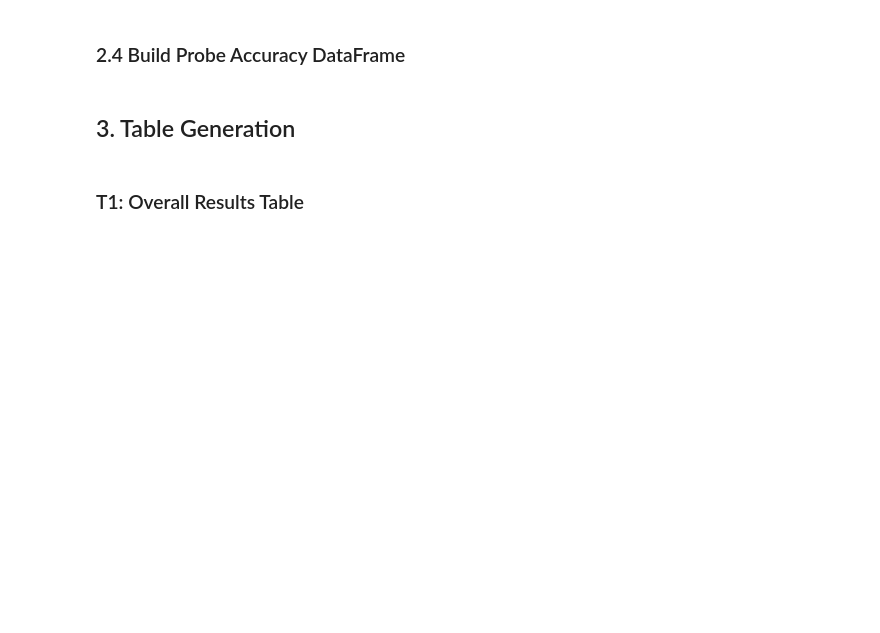
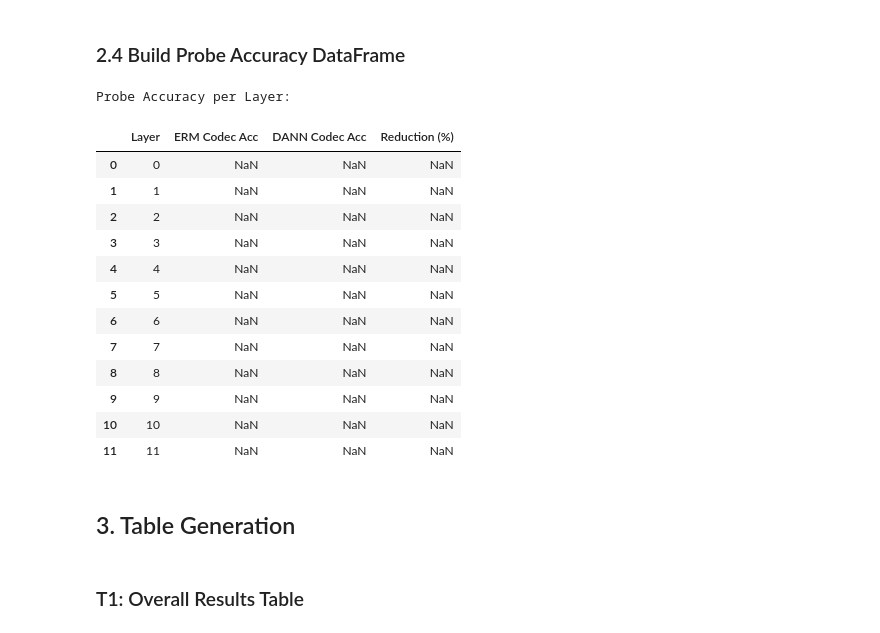
Before and after one commit to Jmqcooper1/asvspoof5-domain-invariant-cm, a Jupyter notebook: notebooks/thesis_results.ipynb, the cells around one changed output. Cells and saved outputs as stored; diff of their text form; code cells hidden in the pictures; blank space fills up the shorter version.

```diff
--- a/notebooks/thesis_results.ipynb
+++ b/notebooks/thesis_results.ipynb
@@ -545,46 +715,72 @@ def build_probe_accuracy_df() -> pd.DataFrame:
     Build DataFrame with probe accuracy per layer.
     Uses first available probe run with data.
     """
+    def to_optional_float(value: Any) -> Optional[float]:
+        if value is None:
+            return None
+        try:
+            numeric_value = float(value)
+        except (TypeError, ValueError):
+            return None
+        return numeric_value if pd.notna(numeric_value) else None
+
     # Find probe data
     probe_data = None
     for name, acc in probe_accuracy.items():
-        if acc['erm'].get(0) is not None:
+        erm_layer0_accuracy = to_optional_float(acc['erm'].get(0))
+        dann_layer0_accuracy = to_optional_float(acc['dann'].get(0))
+        if erm_layer0_accuracy is not None or dann_layer0_accuracy is not None:
             probe_data = acc
             break
 
     if probe_data is None:
         # Use hardcoded values from plan if wandb data unavailable
         probe_data = {
             'erm': {0: 0.7810, 1: 0.7642, 2: 0.7462, 3: 0.6712, 4: 0.5790,
                     5: 0.4652, 6: 0.3790, 7: 0.3188, 8: 0.3034, 9: 0.3066,
                     10: 0.3262, 11: 0.3304},
             'dann': {0: 0.7554, 1: 0.7430, 2: 0.6994, 3: 0.6008, 4: 0.5074,
                      5: 0.4322, 6: 0.3666, 7: 0.3264, 8: 0.3096, 9: 0.3096,
                      10: 0.3288, 11: 0.3304},
         }
         print("Using hardcoded probe data from plan (wandb data not available)")
 
     rows = []
     for layer in range(12):
-        erm_acc = probe_data['erm'].get(layer)
-        dann_acc = probe_data['dann'].get(layer)
+        erm_acc = to_optional_float(probe_data['erm'].get(layer))
+        dann_acc = to_optional_float(probe_data['dann'].get(layer))
 
         reduction = None
-        if erm_acc and dann_acc:
+        if erm_acc is not None and dann_acc is not None and erm_acc != 0:
             reduction = (erm_acc - dann_acc) / erm_acc * 100
 
         rows.append({
             'Layer': layer,
             'ERM Codec Acc': erm_acc,
             'DANN Codec Acc': dann_acc,
             'Reduction (%)': reduction,
         })
 
     return pd.DataFrame(rows)
 
 df_probe = build_probe_accuracy_df()
 print("Probe Accuracy per Layer:")
 df_probe
+# %% [output]
+Probe Accuracy per Layer:
+|  | Layer | ERM Codec Acc | DANN Codec Acc | Reduction (%) |
+| 0 | 0 | NaN | NaN | NaN |
+| 1 | 1 | NaN | NaN | NaN |
+| 2 | 2 | NaN | NaN | NaN |
+| 3 | 3 | NaN | NaN | NaN |
+| 4 | 4 | NaN | NaN | NaN |
+| 5 | 5 | NaN | NaN | NaN |
+| 6 | 6 | NaN | NaN | NaN |
+| 7 | 7 | NaN | NaN | NaN |
+| 8 | 8 | NaN | NaN | NaN |
+| 9 | 9 | NaN | NaN | NaN |
+| 10 | 10 | NaN | NaN | NaN |
+| 11 | 11 | NaN | NaN | NaN |
 # %% [markdown]
 ## 3. Table Generation
 # %%
```
Also changed, not shown: parts of 17 cells of this notebook, 2 other files.
